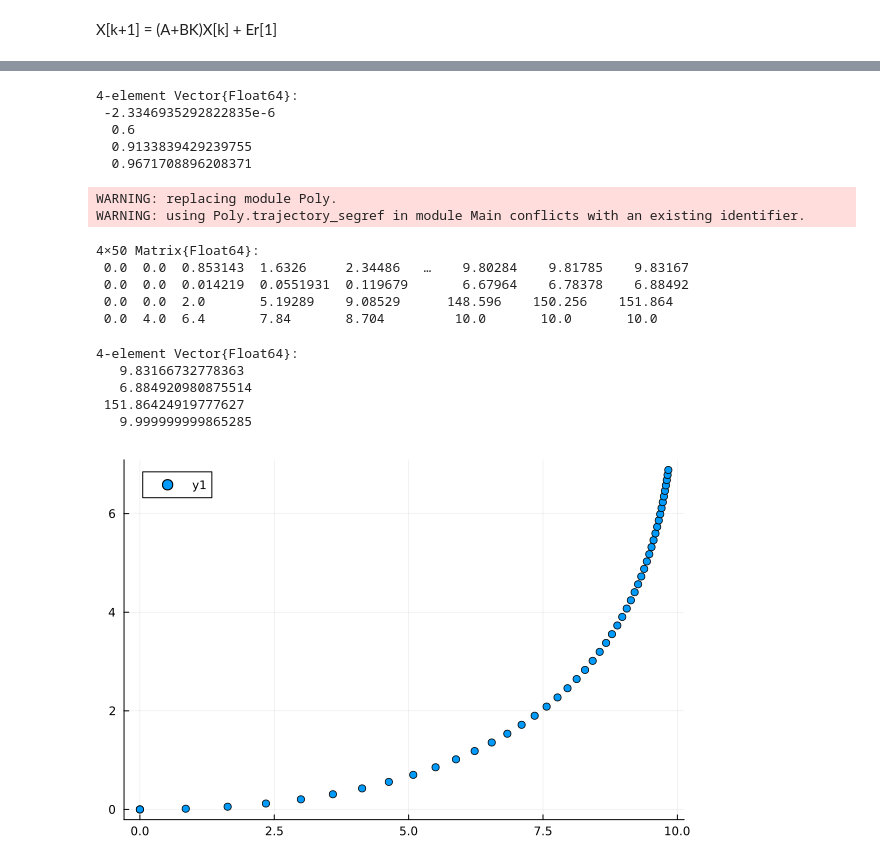
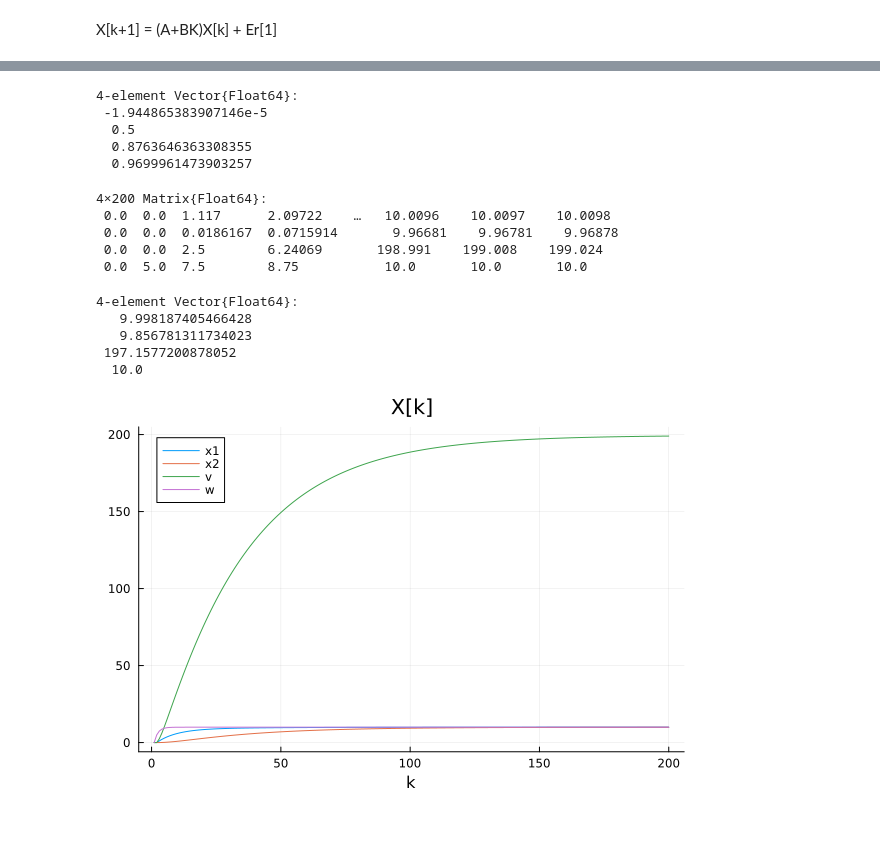
Before and after one commit to Nicholas-Wallace/Polyhedron, a Jupyter notebook: segref.ipynb, the cells around one changed output, grey strips where cells are left out. Saved outputs shown, nothing was run; the diff lists cells and outputs as text; code cells hidden in the pictures; blank space fills up the shorter version.

Commit message:
segref notebook finished,added r as an argument for trajectory_segref

```diff
--- a/segref.ipynb
+++ b/segref.ipynb
@@ -22,9 +22,8 @@ B = [0.1980;
 C = [0 1]
 
 T = 0.5
-ref = 1//20
 
-delta = 0.6
+delta = 0.5
 
 A_exp = hcat(A, [0 0; 0 0])
 A_exp = vcat(A_exp, [0 -T 1 T; 0 0 0 delta])
@@ -59,5 +58,5 @@ R = [1/15;
 # %% [markdown]
 X[k+1] = (A+BK)X[k] + Er[1]
 # %%
-result = Poly.is_pinvariant_segref(A_exp, B_exp, E_exp, S, R; lambda=0.999, ll = 20)
+result = Poly.finding_pinvariant_segref(A_exp, B_exp, E_exp, S, R; lambda=0.99, ll = 20)
 # %% [output]
@@ -80,20 +75,15 @@ trajectory_seg_ref (generic function with 1 method)
 L = result["L"]
 K = result["K"]
 
-r = 10*ones(50)
-
 av = eigvals(A_exp + B_exp*K)
 # %% [output]
 4-element Vector{Float64}:
- -2.3346935292822835e-6
-  0.6
-  0.9133839429239755
-  0.9671708896208371
+ -1.944865383907146e-5
+  0.5
+  0.8763646363308355
+  0.9699961473903257
 # %%
-include("Polyhedron.jl")
-using .Poly
-
-function trajectory_teste(x0, A, E,passos)
+function trajectory_segref(x0, A, E, r, passos)
     for i in range(2, passos)
         try
             x0 = hcat(x0, A*x0[:, i-1] + E*r[i-1])
@@ -105,28 +95,32 @@ function trajectory_teste(x0, A, E,passos)
     return x0
 end
 
-x0 = [0;0; 0; 0]
-x0 = trajectory_teste(x0, A_exp + B_exp*K, E_exp, 50)
+N = 200
+
+r1 = 10*ones(N)
+
+x0 = [0; 0; 0; 0]
+x = trajectory_segref(x0, A_exp + B_exp*K, E_exp, r1, N)
 # %% [output]
-WARNING: replacing module Poly.
-WARNING: using Poly.trajectory_segref in module Main conflicts with an existing identifier.
+4×200 Matrix{Float64}:
+ 0.0  0.0  1.117      2.09722    …   10.0096    10.0097    10.0098
+ 0.0  0.0  0.0186167  0.0715914       9.96681    9.96781    9.96878
+ 0.0  0.0  2.5        6.24069       198.991    199.008    199.024
+ 0.0  5.0  7.5        8.75           10.0       10.0       10.0
-4×50 Matrix{Float64}:
- 0.0  0.0  0.853143  1.6326     2.34486   …    9.80284    9.81785    9.83167
- 0.0  0.0  0.014219  0.0551931  0.119679       6.67964    6.78378    6.88492
- 0.0  0.0  2.0       5.19289    9.08529      148.596    150.256    151.864
- 0.0  4.0  6.4       7.84       8.704         10.0       10.0       10.0
 # %%
-size(x0)
-x0[:, 50]
+size(x)
+x[:, N]
 # %% [output]
 4-element Vector{Float64}:
-   9.83166732778363
-   6.884920980875514
- 151.86424919777627
-   9.999999999865285
+   9.998187405466428
+   9.856781311734023
+ 197.1577200878052
+  10.0
 # %%
-using Plots
-scatter(x0[1,:], x0[2,:])
+plot(x',
+     label=["x1" "x2" "v" "w"],
+     xlabel="k",
+     title="X[k]")
 # %% [output]
-[figure, old version]
+[figure, new version]
 # %%
```
Also changed, not shown: parts of 7 cells of this notebook, 1 other file.
